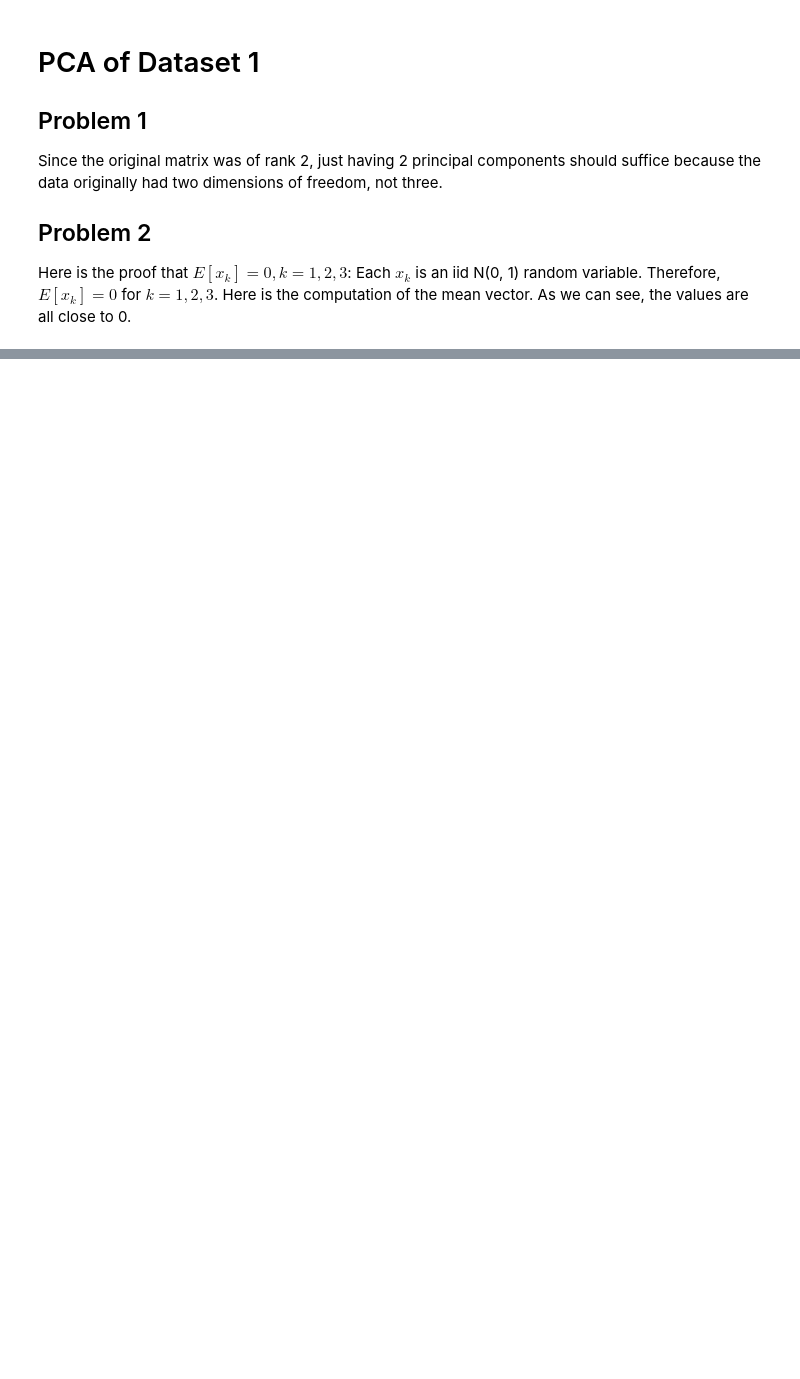
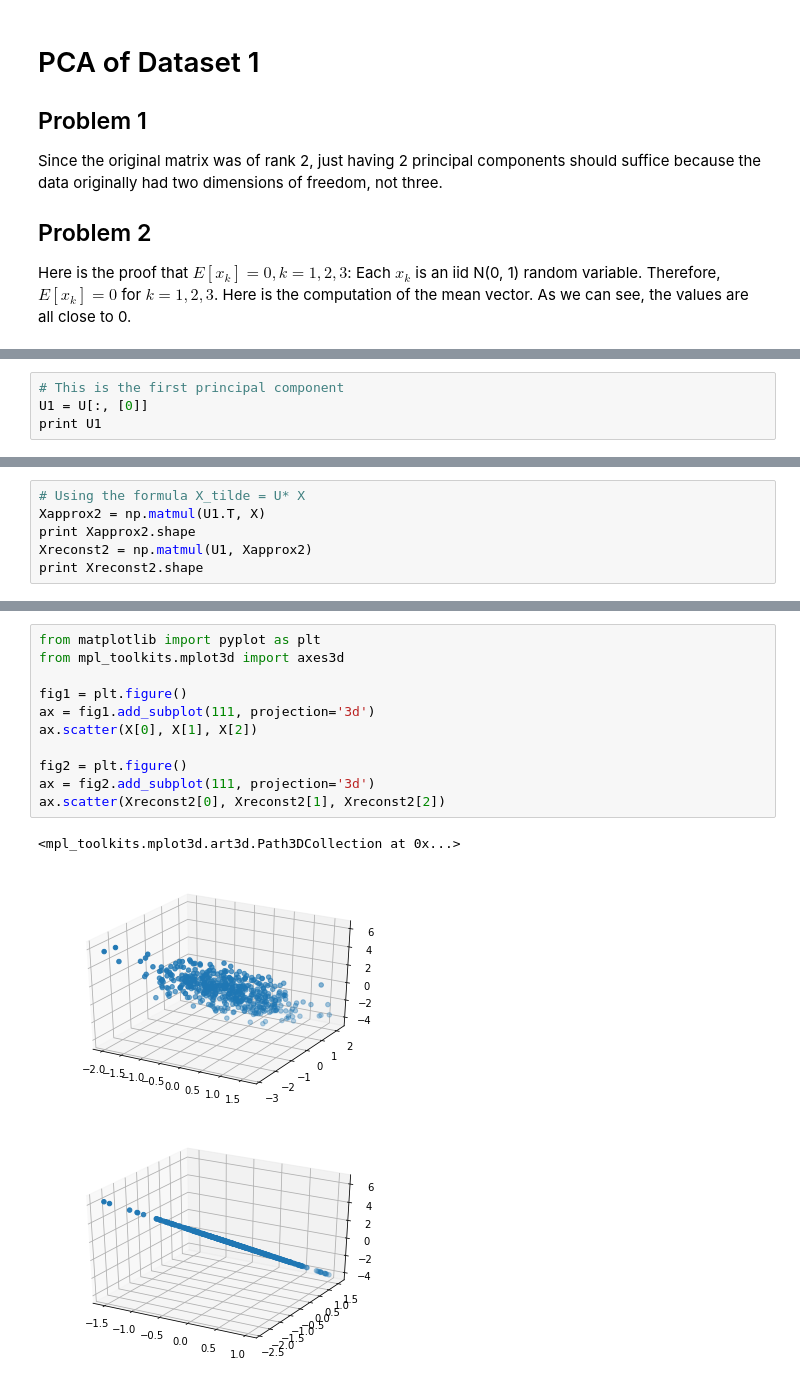
Before and after one commit to lesterfan/ML-for-Engineers, a Jupyter notebook: Jupyter Exercise 2.ipynb, the cells around one changed output, grey strips where cells are left out. Cells and saved outputs as stored; diff of their text form; blank space fills up the shorter version.

```diff
--- a/Jupyter Exercise 2.ipynb
+++ b/Jupyter Exercise 2.ipynb
@@ -138,0 +171,4 @@ print m
+# %%
+# This is the first principal component
+U1 = U[:, [0]]
+print U1
@@ -138,0 +179,6 @@ print m
+# %%
+# Using the formula X_tilde = U* X
+Xapprox2 = np.matmul(U1.T, X)
+print Xapprox2.shape
+Xreconst2 = np.matmul(U1, Xapprox2)
+print Xreconst2.shape
@@ -138,0 +200,15 @@ print m
+# %%
+from matplotlib import pyplot as plt
+from mpl_toolkits.mplot3d import axes3d
+
+fig1 = plt.figure()
+ax = fig1.add_subplot(111, projection='3d')
+ax.scatter(X[0], X[1], X[2])
+
+fig2 = plt.figure()
+ax = fig2.add_subplot(111, projection='3d')
+ax.scatter(Xreconst2[0], Xreconst2[1], Xreconst2[2])
+# %% [output]
+<mpl_toolkits.mplot3d.art3d.Path3DCollection at 0x...>
+[figure, added]
+[figure, added]
```
Also changed, not shown: parts of 61 cells of this notebook.
